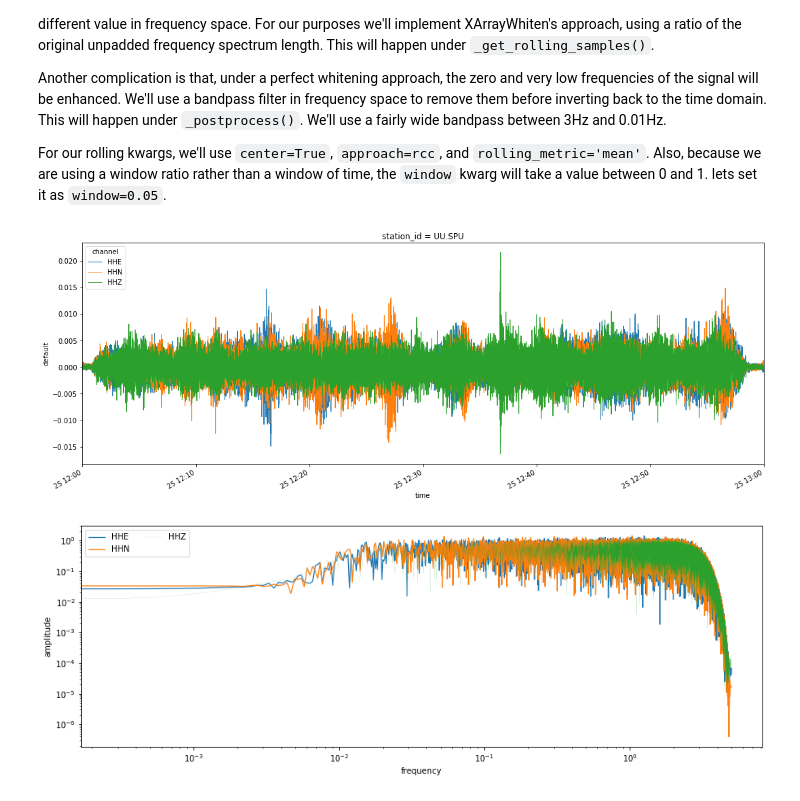
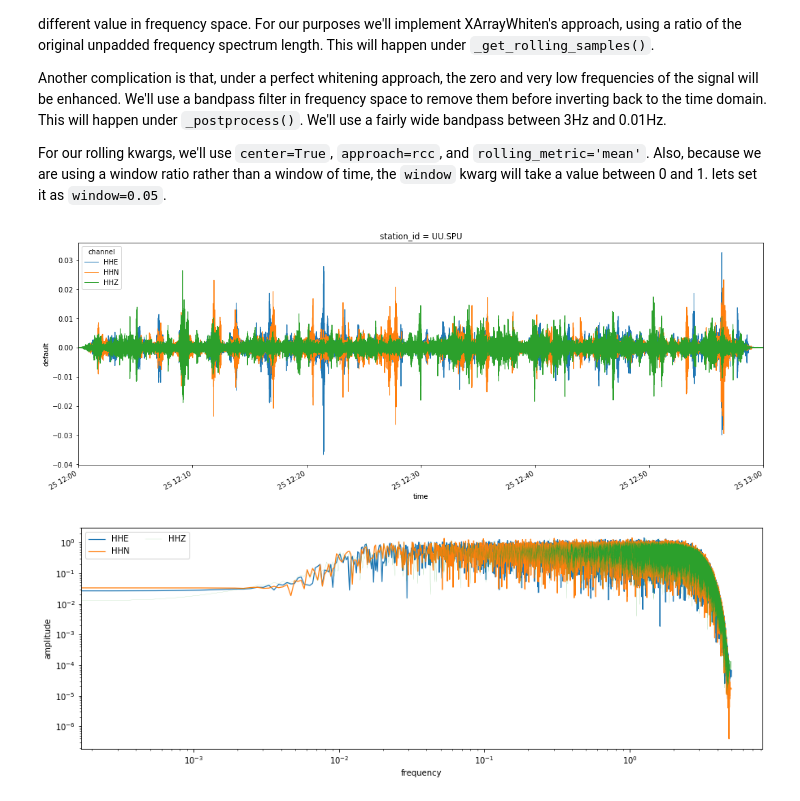
Before and after one commit to uofuseismo/anxcor, a Jupyter notebook: example_notebooks/anxcor_processing/Anxcor_Processing_Part_III.ipynb, the cells around one changed output. Drawn from its saved outputs; the diff is of its cells as text; code cells hidden in the pictures.

Commit message:
whitening fixed. added test for phase shift and symmetry

````diff
--- a/example_notebooks/anxcor_processing/Anxcor_Processing_Part_III.ipynb
+++ b/example_notebooks/anxcor_processing/Anxcor_Processing_Part_III.ipynb
@@ -16,7 +16,7 @@ from IPython.display import display
 
 client = Client("IRIS")
 t  = UTCDateTime("2018-12-25 12:00:00").timestamp
-st = client.get_waveforms("UU", "SPU", "*", "H*", t,t+ 48*60*60,attach_response=True)
+st = client.get_waveforms("UU", "SPU", "*", "H*", t,t+ 60*60,attach_response=True)
 pre_filt = (0.003, 0.005, 40.0, 45.0)
 st.remove_response(output='DISP', pre_filt=pre_filt)
 st
@@ -231,9 +204,9 @@
 
 Now, instantiate this class with the parameters needed for the **Berg, E. M., et al. (2018)** temporal normalization method, and apply them to ```rmm_array``` from the introduction.
 # %%
-t_normalizer = XArrayTemporalNorm(window=200.0,approach='rcc',center=True,rolling_metric='mean',reduce_metric='max',
+t_normalizer = XArrayTemporalNorm(window=12.8,approach='rcc',center=True,rolling_metric='mean',reduce_metric='max',
                                  upper_frequency=1.0/15,bp_taper=0.05,
-                                  lower_frequency=1.0/50.0,taper=0.2,order=1,padtype='constant')
+                                  lower_frequency=1.0/50.0,taper=0.05,order=1,padtype='constant')
 
 test_array     = rmm_array.copy()
 test_array.data = np.ones(test_array.data.shape)
@@ -293,21 +261,28 @@ class XArrayWhiten(XArrayRolling):
         self._kwargs['upper_frequency']=upper_frequency
 
     def _preprocess(self,xarray):
-        tapered_array = xr.apply_ufunc(filt_ops.taper, xarray,
+        tapered_array = xr.apply_ufunc(filt_ops.taper_func, xarray,
                                        input_core_dims=[['time']],
                                        output_core_dims=[['time']],
                                        kwargs={**self._kwargs}, keep_attrs=True)
-        fourier_array = filt_ops.xarray_time_2_freq(tapered_array)
+        fourier_array = filt_ops.xarray_time_2_freq(xarray)
         return fourier_array
+
+    def _pre_rolling_process(self,processed_array, xarray):
+        return abs(processed_array)
 
     def _postprocess(self,normed_array, xarray):
         sample_rate = 1.0/xarray.attrs['delta']
         time_domain_array = filt_ops.xarray_freq_2_time(normed_array, xarray)
-        bp_time_domain    =  xr.apply_ufunc(filt_ops.bandpass_in_time_domain, time_domain_array,
+        tapered_array = xr.apply_ufunc(filt_ops.taper_func, time_domain_array,
+                                       input_core_dims=[['time']],
+                                       output_core_dims=[['time']],
+                                       kwargs={**self._kwargs}, keep_attrs=True)
+        bp_time_domain    =  xr.apply_ufunc(filt_ops.bandpass_in_time_domain_filtfilt, time_domain_array,
                                        input_core_dims=[['time']],
                                        output_core_dims=[['time']],
                                        kwargs={**self._kwargs,'sample_rate':sample_rate}, keep_attrs=True)
-        return bp_time_domain
+        return time_domain_array
 
     def _get_rolling_samples(self,processed_xarray, xarray):
         return int(self._kwargs['window'] * xarray.data.shape[-1]/2)
@@ -318,17 +293,17 @@ class XArrayWhiten(XArrayRolling):
     def _add_operation_string(self):
         return 'custom whiten'
 # %%
-whitening = XArrayWhiten(center=True,window=0.0009,approac='rcc',rolling_metric='max',
-                         lower_frequency=0.01,upper_frequency=3.0,order=3,taper=0.01)
+whitening = XArrayWhiten(center=False,window=0.02,approac='rcc',rolling_metric='max',
+                         lower_frequency=0.01,upper_frequency=3.0,order=3,taper=0.00005)
 
 whitened_array  = whitening(t_normed_array)
 xarray_squeezed = whitened_array.squeeze()
 xarray_squeezed.plot.line(x='time',aspect=3, size=6,linewidth=1)
 times = list(xarray_squeezed.coords['time'].values)
 plt.gca().autoscale(enable=True, axis='x', tight=True)
 plt.show()
 # %% [output]
-[figure, old version]
+[figure, new version]
 # %%
 from scipy import fftpack
 import numpy as np
````
Also changed, not shown: parts of 7 cells of this notebook, 5 other files.
